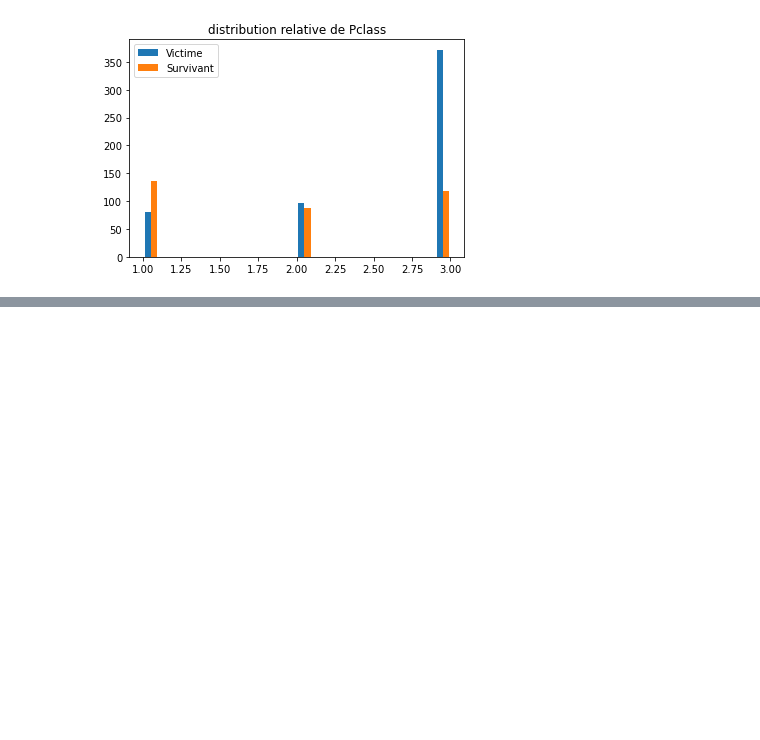
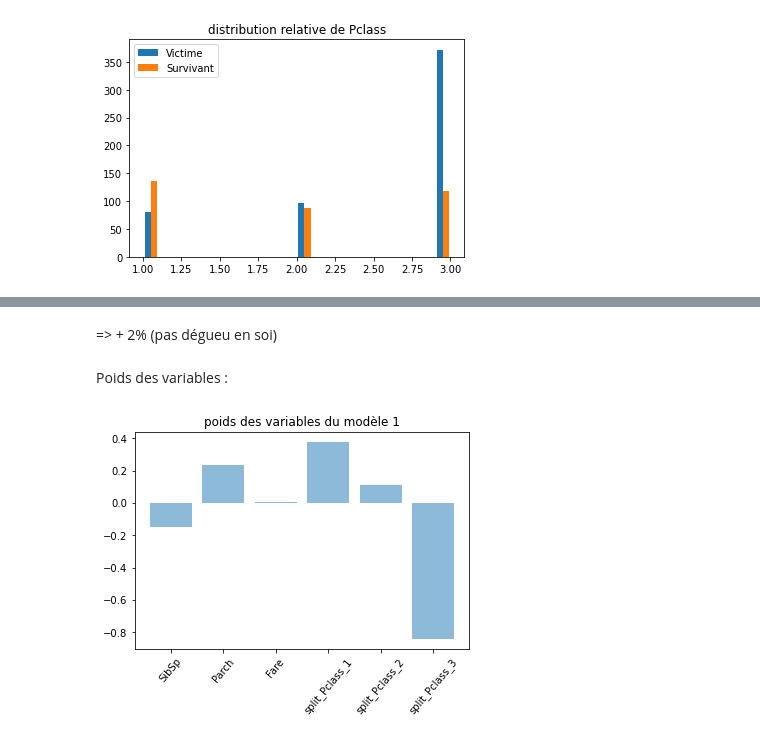
Before and after one commit to aquinquenel/kaggle_projects, a Jupyter notebook: titanic/Titanic.ipynb, the cells around one changed output, grey strips where cells are left out. Saved outputs shown, nothing was run; the diff lists cells and outputs as text; code cells hidden in the pictures; blank space fills up the shorter version.

```diff
--- a/titanic/Titanic.ipynb
+++ b/titanic/Titanic.ipynb
@@ -72,0 +83,13 @@ plot_hist('Pclass')
+# %%
+def parse_model_1(X):
+    target = X.Survived
+    class_dummies = pd.get_dummies(X['Pclass'],prefix='split_Pclass')
+    X = X.join(class_dummies)
+    to_del = ['Name', 'Age', 'Cabin', 'Embarked', 'Survived', 'Ticket', 'Sex', 'Pclass']
+    for _ in to_del: del X[_]
+    return X, target
+# %%
+X,y = parse_model_1(train.copy())
+# %%
+lr = LogisticRegression()
+compute_score(lr,X,y)
@@ -72,0 +105,22 @@ plot_hist('Pclass')
+# %% [markdown]
+=> + 2% (pas dégueu en soi)
+# %% [markdown]
+Poids des variables :
+# %%
+def display_poids_variables(X,y,title='title'):
+    lr = LogisticRegression()
+    lr.fit(X,y)
+    coefs = lr.coef_[0]
+    columns_train = X.columns
+
+    y_pos = np.arange(len(coefs))
+
+    plt.bar(y_pos, coefs, align='center', alpha=0.5)
+    plt.xticks(y_pos, columns_train, rotation=50)
+    plt.title(title)
+
+    plt.show()
+# %%
+display_poids_variables(X,y,'poids des variables du modèle 1')
+# %% [output]
+[figure, added]
```
Also changed, not shown: parts of 23 cells of this notebook.
